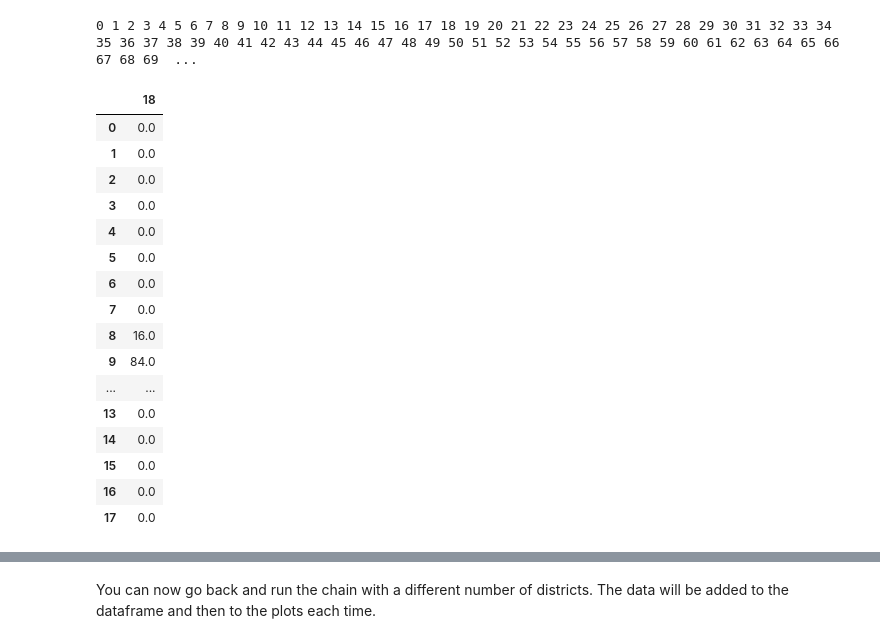
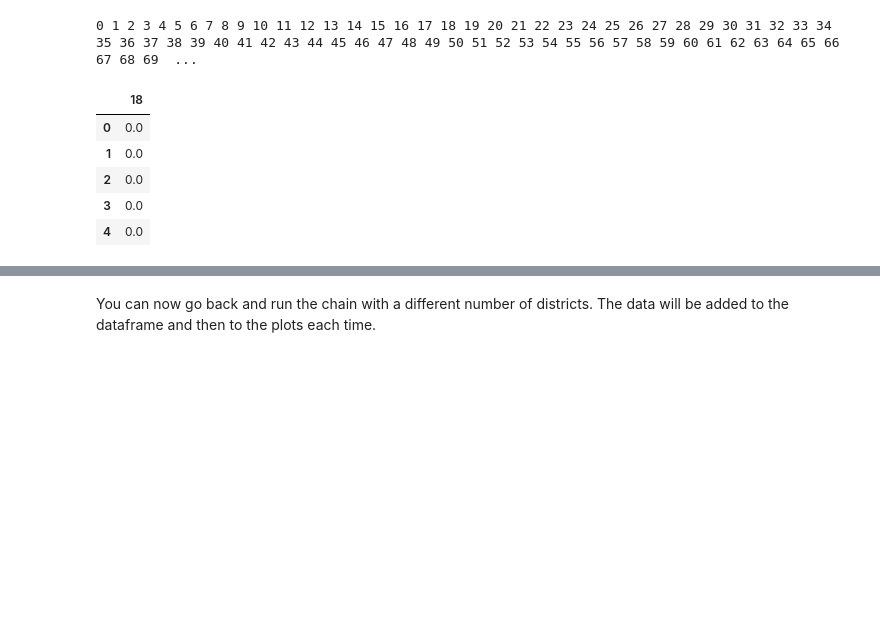
Before and after one commit to political-geometry/political-geography, a Jupyter notebook: different-scales-notebook.ipynb, the cells around one changed output, grey strips where cells are left out. Saved outputs shown, nothing was run; the diff lists cells and outputs as text; code cells hidden in the pictures; blank space fills up the shorter version.

```diff
--- a/different-scales-notebook.ipynb
+++ b/different-scales-notebook.ipynb
@@ -137,7 +137,7 @@ chain = MarkovChain(
 )
 # %%
 #let's run the chain!
-seats_by_election = {e: np.zeros(num_districts) for e in election_names}
+seats_by_election = {e: np.zeros(205) for e in election_names}
 for i, step in enumerate(chain):
     print(i, end=" ")
     if i >= burn_in and i % sample_interval == 0:
@@ -149,25 +149,14 @@ for e in election_names:
 0 1 2 3 4 5 6 7 8 9 10 11 12 13 14 15 16 17 18 19 20 21 22 23 24 25 26 27 28 29 30 31 32 33 34 35 36 37 38 39 40 41 42 43 44 45 46 47 48 49 50 51 52 53 54 55 56 57 58 59 60 61 62 63 64 65 66 67 68 69  ...
 # %%
 #let's look at some of the seats data we collected so far
-seats_data_for_all_elections['PRES16']
+seats_data_for_all_elections['PRES16'].head()
 # %% [output]
 |  | 18 |
 | 0 | 0.0 |
 | 1 | 0.0 |
 | 2 | 0.0 |
 | 3 | 0.0 |
 | 4 | 0.0 |
-| 5 | 0.0 |
-| 6 | 0.0 |
-| 7 | 0.0 |
-| 8 | 16.0 |
-| 9 | 84.0 |
-| ... | ... |
-| 13 | 0.0 |
-| 14 | 0.0 |
-| 15 | 0.0 |
-| 16 | 0.0 |
-| 17 | 0.0 |
 # %%
 #and now we can plot our toy ensembles
 for name, columns in zip(election_names, election_columns):
```
Also changed, not shown: parts of 1 cell of this notebook.
